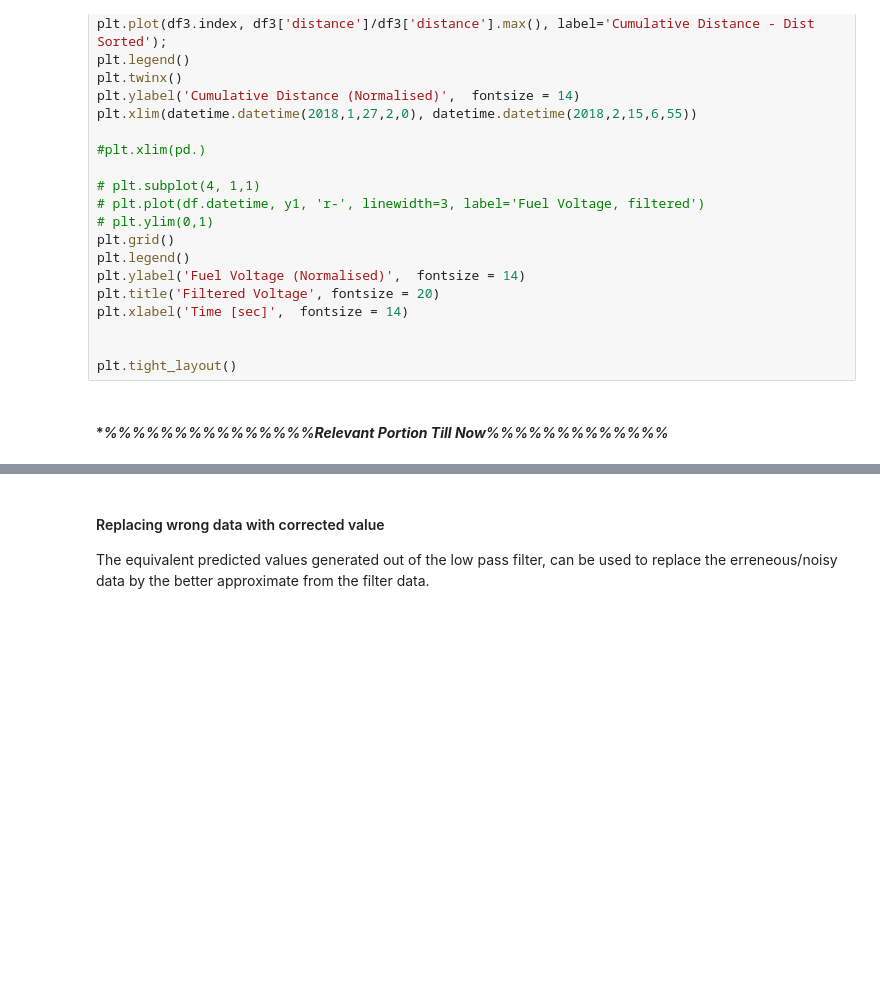
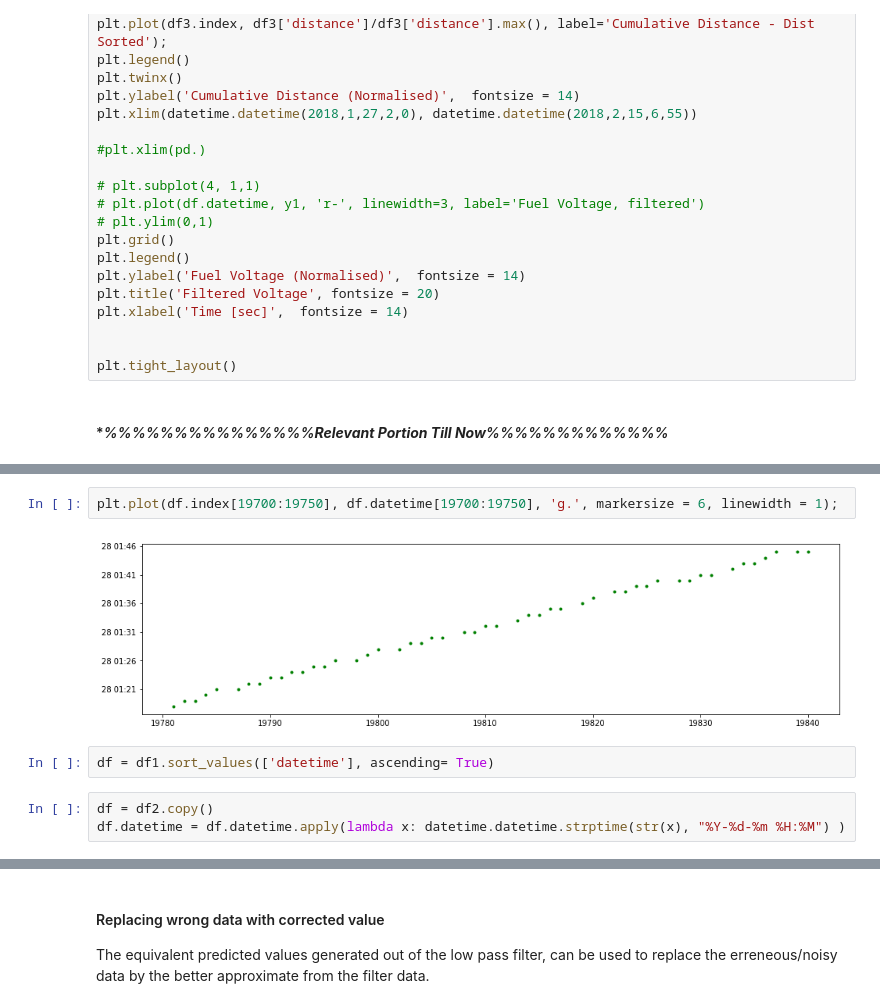
Before and after one commit to manjeet87/Signal_Analysis_UsingPython, a Jupyter notebook: Loconav/Fuel Data Analysis- F2.ipynb, the cells around one changed output, grey strips where cells are left out. Cells and saved outputs as stored; diff of their text form; blank space fills up the shorter version.

```diff
--- a/Loconav/Fuel Data Analysis- F2.ipynb
+++ b/Loconav/Fuel Data Analysis- F2.ipynb
@@ -277,0 +291,9 @@ plt.tight_layout()
+# %%
+plt.plot(df.index[19700:19750], df.datetime[19700:19750], 'g.', markersize = 6, linewidth = 1);
+# %% [output]
+[figure, added]
+# %%
+df = df1.sort_values(['datetime'], ascending= True)
+# %%
+df = df2.copy()
+df.datetime = df.datetime.apply(lambda x: datetime.datetime.strptime(str(x), "%Y-%d-%m %H:%M") )
```
Also changed, not shown: parts of 18 cells of this notebook, 1 other file.
